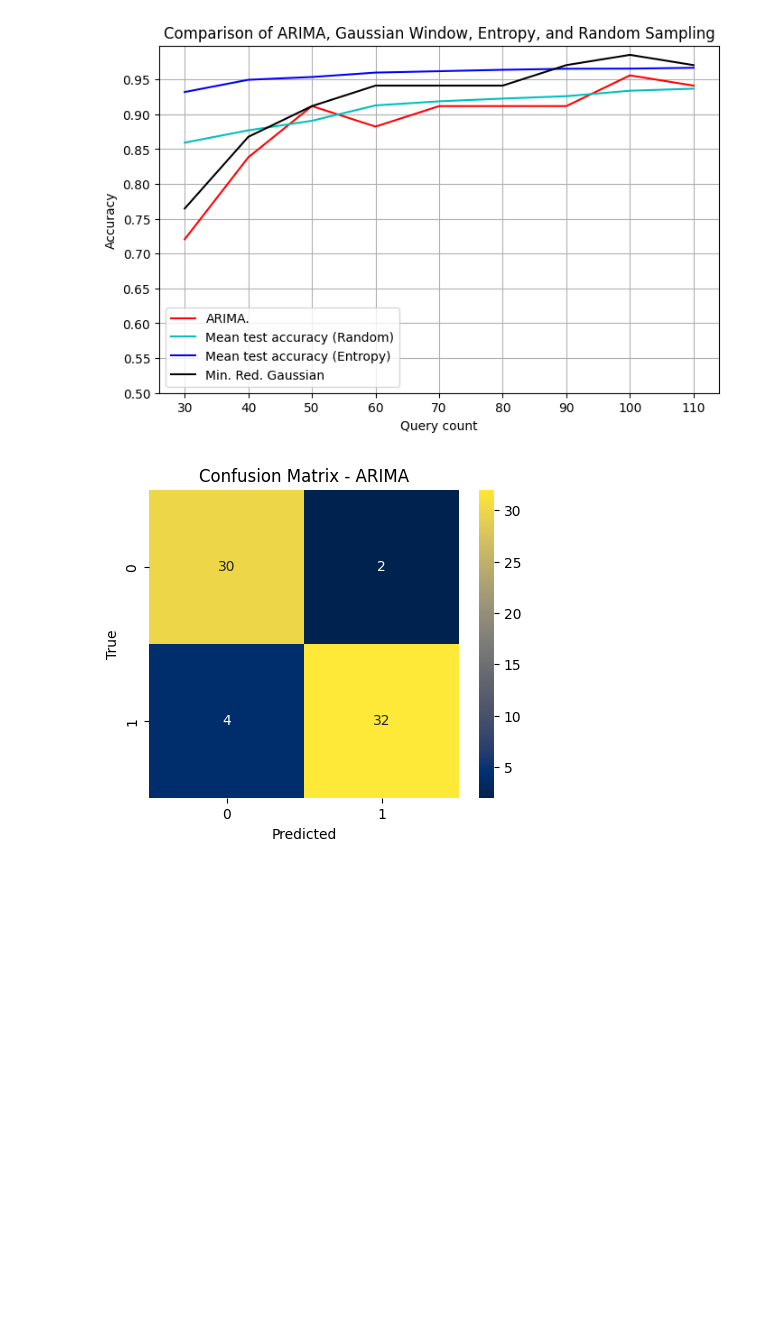
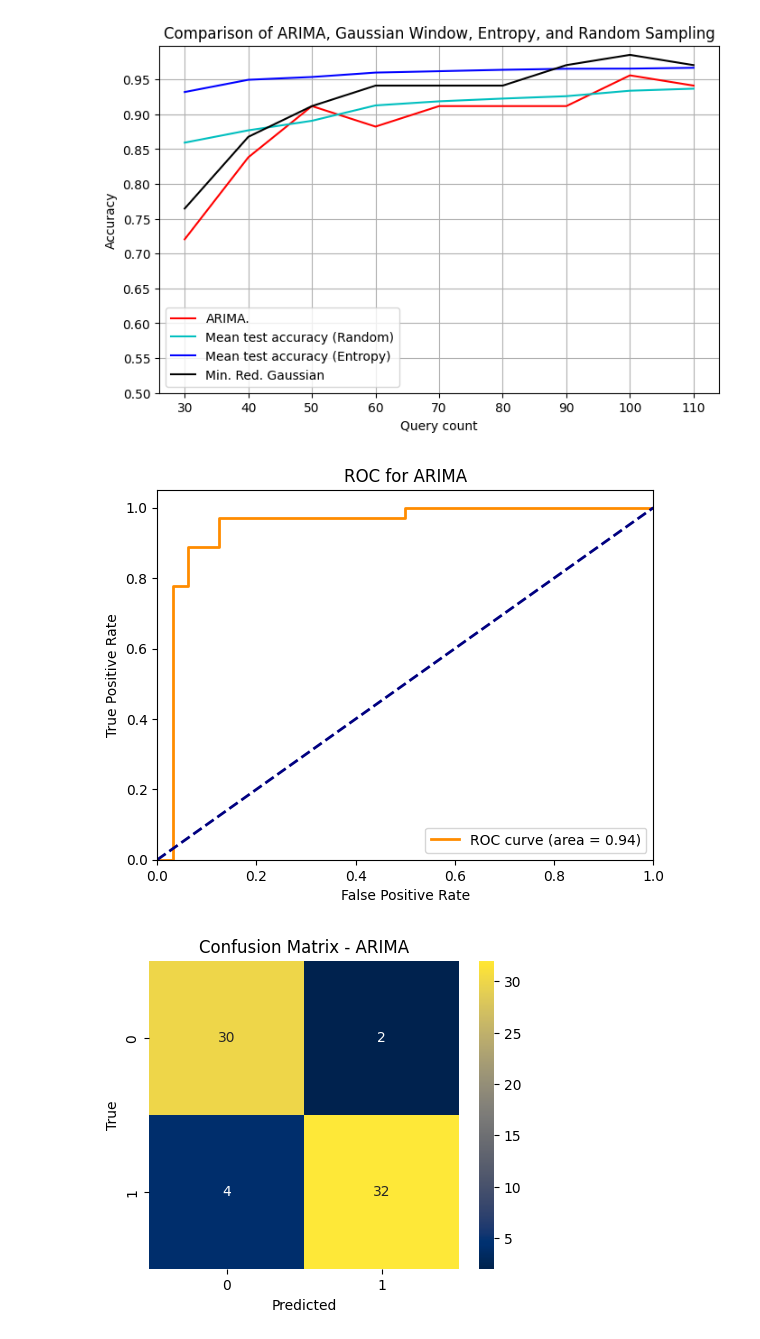
Before and after one commit to AmroAbdrabo/application-of-online-anomaly-detection-using-one-class-classification-to-z24, a Jupyter notebook: Chapter3-ActiveLearning/Streaming-AL/River/river_experiments.ipynb, the cells around one changed output. Drawn from its saved outputs; the diff is of its cells as text; code cells hidden in the pictures; blank space fills up the shorter version.

```diff
--- a/Chapter3-ActiveLearning/Streaming-AL/River/river_experiments.ipynb
+++ b/Chapter3-ActiveLearning/Streaming-AL/River/river_experiments.ipynb
@@ -883,7 +923,7 @@ Above the threshold lies 0.007352941176470588 of the data and below it 0.9926470
 540 are below threshold, 2 are above threshold with damaged, and 2 are above threshold undamaged
 [figure]
 # %%
-test_acc_arima, true_y_arima, pred_y_arima = ad_to_al_modified(n_res, warm_st=True)
+test_acc_arima, true_y_arima, pred_y_arima, pred_proba_y_arima = ad_to_al_modified(n_res, warm_st=True)
 # %%
 plt.figure(figsize=(8, 5))
 x =  np.array([5, 10, 20, 30, 40, 50, 60, 70, 80, 90, 100, 110])+10 # add 10 since we do a warm start
@@ -915,6 +955,10 @@ plt.legend()
 plt.show()
 # %% [output]
 [figure]
+# %%
+plot_roc(true_y_arima, pred_proba_y_arima, "ARIMA")
+# %% [output]
+[figure, added]
 # %%
 modes_pred = pred_y_arima
 modes_true = true_y_arima
```
Also changed, not shown: parts of 10 cells of this notebook.
